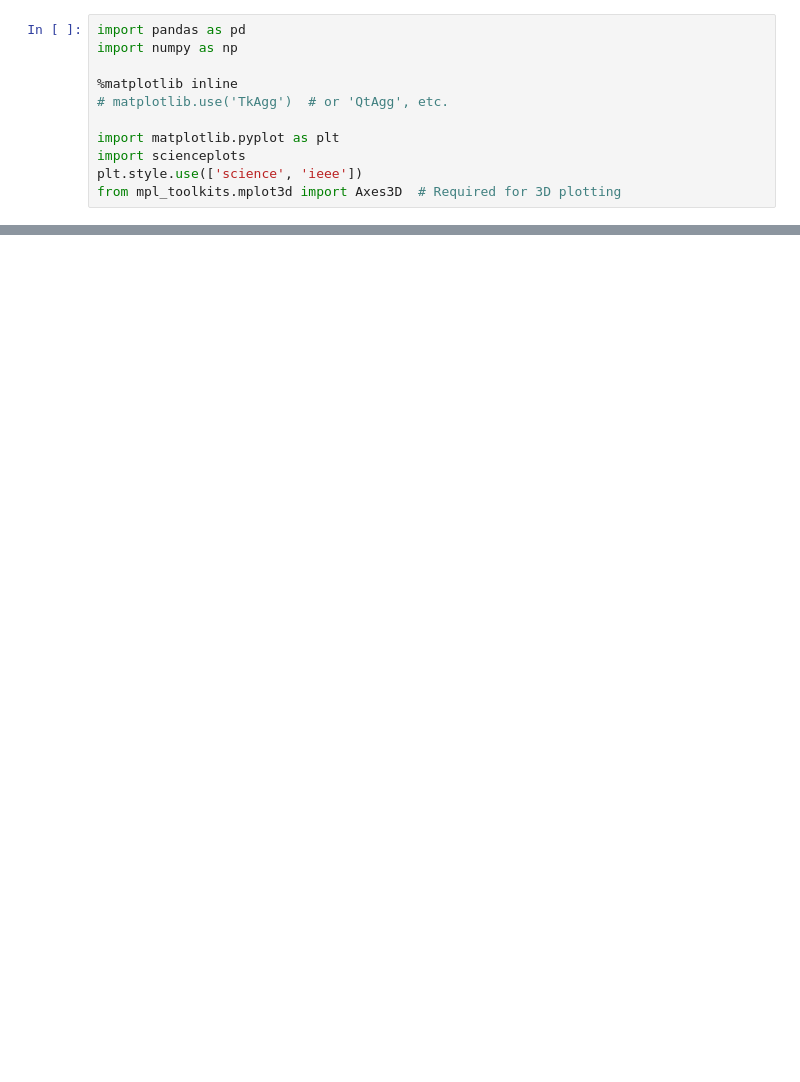
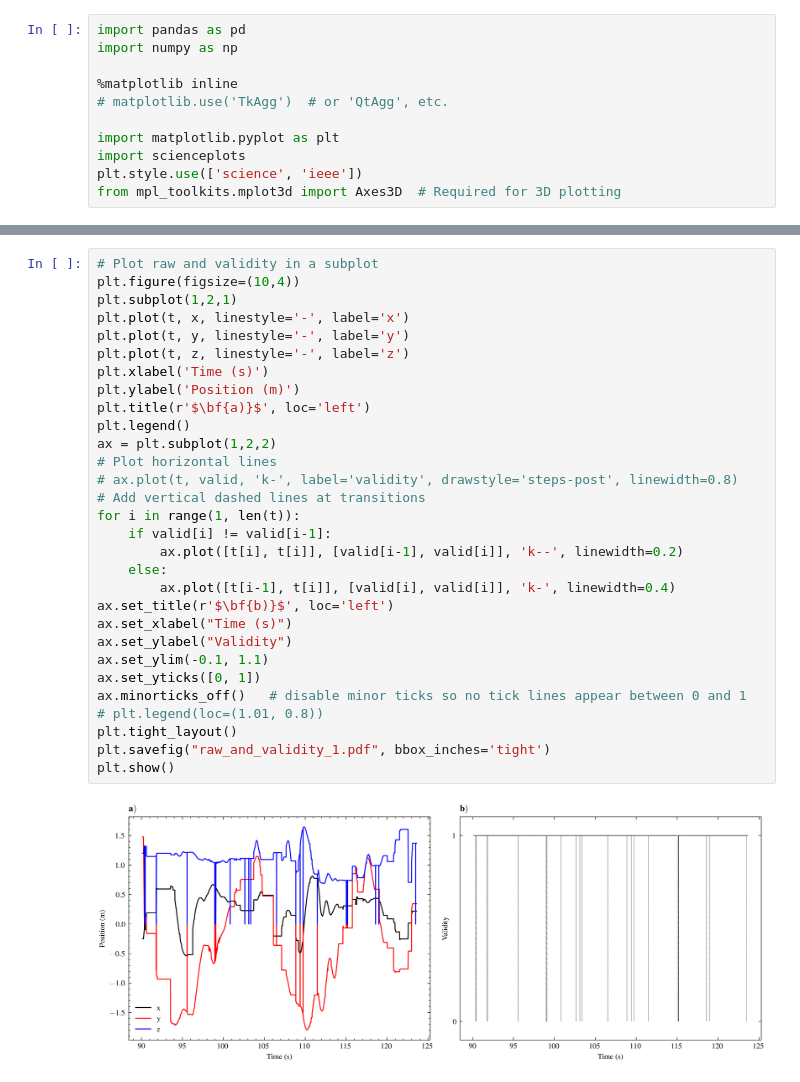
Before and after one commit to ringe-n-5525079/mocap-fyp, a Jupyter notebook: arduino_testing/Xbee_Arduino_Data_Capture_Tests/Paper_Plotting/checksums.ipynb, the cells around one changed output, grey strips where cells are left out. Cells and saved outputs as stored; diff of their text form; blank space fills up the shorter version.

Commit message:
more checksum paper plotting

```diff
--- a/arduino_testing/Xbee_Arduino_Data_Capture_Tests/Paper_Plotting/checksums.ipynb
+++ b/arduino_testing/Xbee_Arduino_Data_Capture_Tests/Paper_Plotting/checksums.ipynb
@@ -95,0 +61,32 @@ plt.show()
+# %%
+# Plot raw and validity in a subplot
+plt.figure(figsize=(10,4))
+plt.subplot(1,2,1)
+plt.plot(t, x, linestyle='-', label='x')
+plt.plot(t, y, linestyle='-', label='y')
+plt.plot(t, z, linestyle='-', label='z')
+plt.xlabel('Time (s)')
+plt.ylabel('Position (m)')
+plt.title(r'$\bf{a)}$', loc='left')
+plt.legend()
+ax = plt.subplot(1,2,2)
+# Plot horizontal lines
+# ax.plot(t, valid, 'k-', label='validity', drawstyle='steps-post', linewidth=0.8)
+# Add vertical dashed lines at transitions
+for i in range(1, len(t)):
+    if valid[i] != valid[i-1]:
+        ax.plot([t[i], t[i]], [valid[i-1], valid[i]], 'k--', linewidth=0.2)
+    else:
+        ax.plot([t[i-1], t[i]], [valid[i], valid[i]], 'k-', linewidth=0.4)
+ax.set_title(r'$\bf{b)}$', loc='left')
+ax.set_xlabel("Time (s)")
+ax.set_ylabel("Validity")
+ax.set_ylim(-0.1, 1.1)
+ax.set_yticks([0, 1])
+ax.minorticks_off()   # disable minor ticks so no tick lines appear between 0 and 1
+# plt.legend(loc=(1.01, 0.8))
+plt.tight_layout()
+plt.savefig("raw_and_validity_1.pdf", bbox_inches='tight')
+plt.show()
+# %% [output]
+[figure, added]
```
Also changed, not shown: parts of 3 cells of this notebook, 2 other files.
